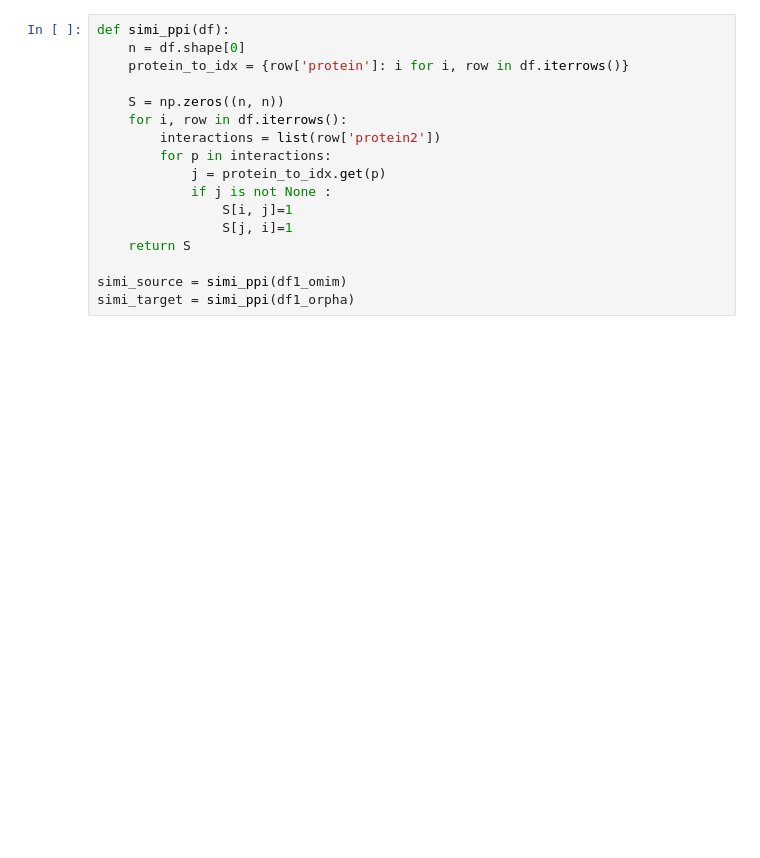
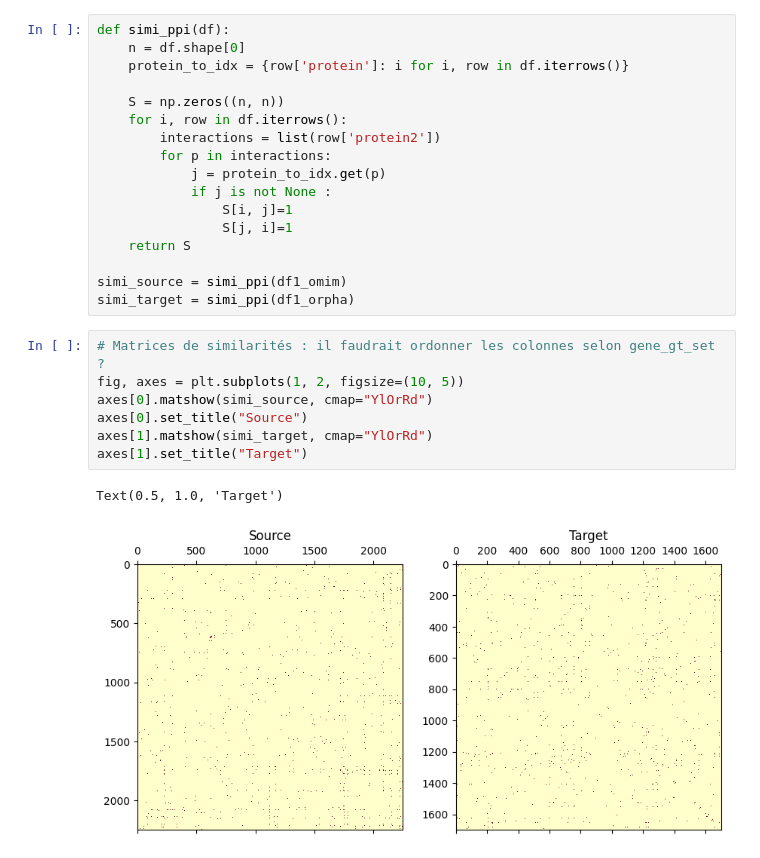
Before and after one commit to averniere/OT_simulation_maladies, a Jupyter notebook: Embeddings/test.ipynb, the cells around one changed output. Cells and saved outputs as stored; diff of their text form; blank space fills up the shorter version.

```diff
--- a/Embeddings/test.ipynb
+++ b/Embeddings/test.ipynb
@@ -703,3 +704,13 @@ def simi_ppi(df):
 
 simi_source = simi_ppi(df1_omim)
 simi_target = simi_ppi(df1_orpha)
+# %%
+# Matrices de similarités : il faudrait ordonner les colonnes selon gene_gt_set ?
+fig, axes = plt.subplots(1, 2, figsize=(10, 5))
+axes[0].matshow(simi_source, cmap="YlOrRd")
+axes[0].set_title("Source")
+axes[1].matshow(simi_target, cmap="YlOrRd")
+axes[1].set_title("Target")
+# %% [output]
+Text(0.5, 1.0, 'Target')
+[figure, added]
```
Also changed, not shown: parts of 3 cells of this notebook, 2 other files.
